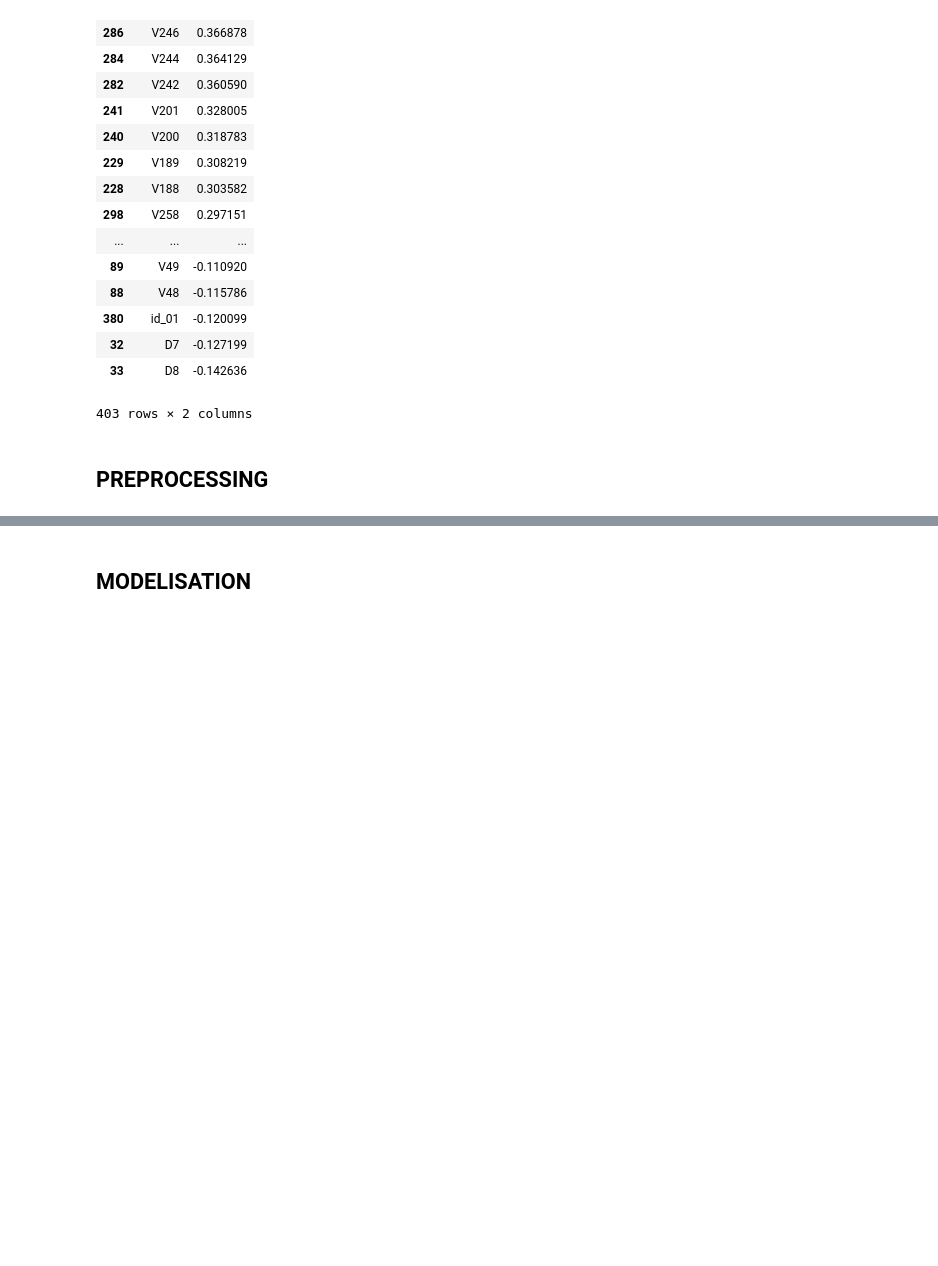
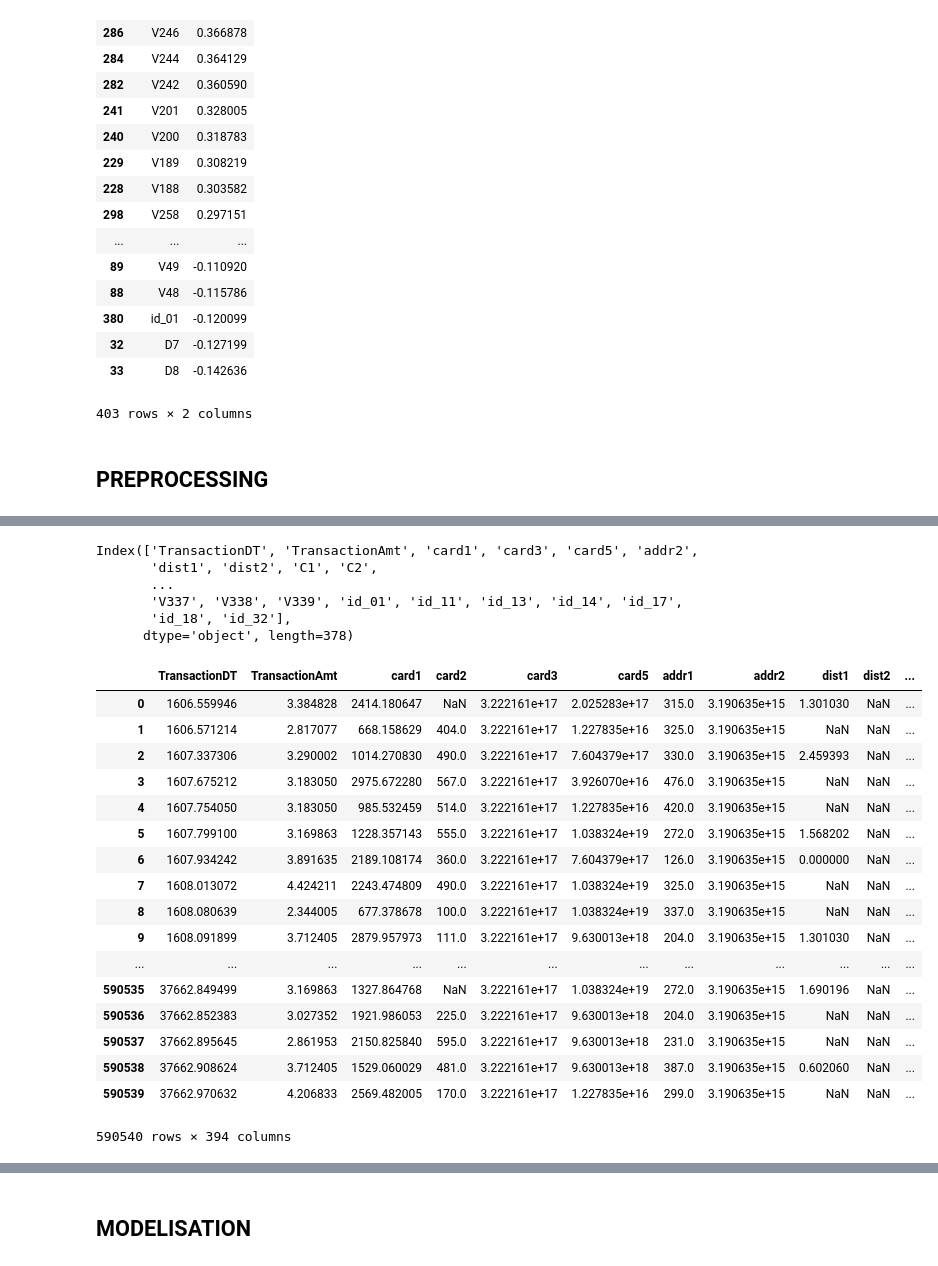
Before and after one commit to damien1994/fraud_detection_kaggle, a Jupyter notebook: notebooks/V1.ipynb, the cells around one changed output, grey strips where cells are left out. Saved outputs shown, nothing was run; the diff lists cells and outputs as text; code cells hidden in the pictures; blank space fills up the shorter version.

```diff
--- a/notebooks/V1.ipynb
+++ b/notebooks/V1.ipynb
@@ -122,0 +153,6 @@ df_quanti=df.select_dtypes(exclude=['category'])
+# %%
+# columns to drop / valeurs manquantes > 95%
+df_quanti_missing=missing_values_analysis(df_quanti)
+vars_quanti_to_drop=df_quanti_missing[df_quanti_missing["percent_missing"] > 95]["column_name"].reset_index(drop=True)
+vars_quanti_to_drop
+df_quanti=df_quanti.drop(vars_quanti_to_drop, axis=1)
@@ -122,0 +170,38 @@ df_quanti=df.select_dtypes(exclude=['category'])
+# %%
+# list of quantitative columns
+vars_quanti=df_quanti.columns
+# %%
+# list of vars to not skew
+vars_not_skew=['card2', 'addr1', 'D4','D15','V150','V291','V292','id_02','id_03','id_04','id_05','id_06','id_09',
+               'id_10','id_19','id_20']
+# %%
+vars_quanti_skew=vars_quanti.drop(vars_not_skew)
+vars_quanti_skew
+# %% [output]
+Index(['TransactionDT', 'TransactionAmt', 'card1', 'card3', 'card5', 'addr2',
+       'dist1', 'dist2', 'C1', 'C2',
+       ...
+       'V337', 'V338', 'V339', 'id_01', 'id_11', 'id_13', 'id_14', 'id_17',
+       'id_18', 'id_32'],
+      dtype='object', length=378)
+# %%
+transfo_num(df_quanti, vars_quanti_skew)
+# %% [output]
+|  | TransactionDT | TransactionAmt | card1 | card2 | card3 | card5 | addr1 | addr2 | dist1 | dist2 | ... |
+| 0 | 1606.559946 | 3.384828 | 2414.180647 | NaN | 3.222161e+17 | 2.025283e+17 | 315.0 | 3.190635e+15 | 1.301030 | NaN | ... |
+| 1 | 1606.571214 | 2.817077 | 668.158629 | 404.0 | 3.222161e+17 | 1.227835e+16 | 325.0 | 3.190635e+15 | NaN | NaN | ... |
+| 2 | 1607.337306 | 3.290002 | 1014.270830 | 490.0 | 3.222161e+17 | 7.604379e+17 | 330.0 | 3.190635e+15 | 2.459393 | NaN | ... |
+| 3 | 1607.675212 | 3.183050 | 2975.672280 | 567.0 | 3.222161e+17 | 3.926070e+16 | 476.0 | 3.190635e+15 | NaN | NaN | ... |
+| 4 | 1607.754050 | 3.183050 | 985.532459 | 514.0 | 3.222161e+17 | 1.227835e+16 | 420.0 | 3.190635e+15 | NaN | NaN | ... |
+| 5 | 1607.799100 | 3.169863 | 1228.357143 | 555.0 | 3.222161e+17 | 1.038324e+19 | 272.0 | 3.190635e+15 | 1.568202 | NaN | ... |
+| 6 | 1607.934242 | 3.891635 | 2189.108174 | 360.0 | 3.222161e+17 | 7.604379e+17 | 126.0 | 3.190635e+15 | 0.000000 | NaN | ... |
+| 7 | 1608.013072 | 4.424211 | 2243.474809 | 490.0 | 3.222161e+17 | 1.038324e+19 | 325.0 | 3.190635e+15 | NaN | NaN | ... |
+| 8 | 1608.080639 | 2.344005 | 677.378678 | 100.0 | 3.222161e+17 | 1.038324e+19 | 337.0 | 3.190635e+15 | NaN | NaN | ... |
+| 9 | 1608.091899 | 3.712405 | 2879.957973 | 111.0 | 3.222161e+17 | 9.630013e+18 | 204.0 | 3.190635e+15 | 1.301030 | NaN | ... |
+| ... | ... | ... | ... | ... | ... | ... | ... | ... | ... | ... | ... |
+| 590535 | 37662.849499 | 3.169863 | 1327.864768 | NaN | 3.222161e+17 | 1.038324e+19 | 272.0 | 3.190635e+15 | 1.690196 | NaN | ... |
+| 590536 | 37662.852383 | 3.027352 | 1921.986053 | 225.0 | 3.222161e+17 | 9.630013e+18 | 204.0 | 3.190635e+15 | NaN | NaN | ... |
+| 590537 | 37662.895645 | 2.861953 | 2150.825840 | 595.0 | 3.222161e+17 | 9.630013e+18 | 231.0 | 3.190635e+15 | NaN | NaN | ... |
+| 590538 | 37662.908624 | 3.712405 | 1529.060029 | 481.0 | 3.222161e+17 | 9.630013e+18 | 387.0 | 3.190635e+15 | 0.602060 | NaN | ... |
+| 590539 | 37662.970632 | 4.206833 | 2569.482005 | 170.0 | 3.222161e+17 | 1.227835e+16 | 299.0 | 3.190635e+15 | NaN | NaN | ... |
+590540 rows × 394 columns
```
Also changed, not shown: parts of 31 cells of this notebook.
